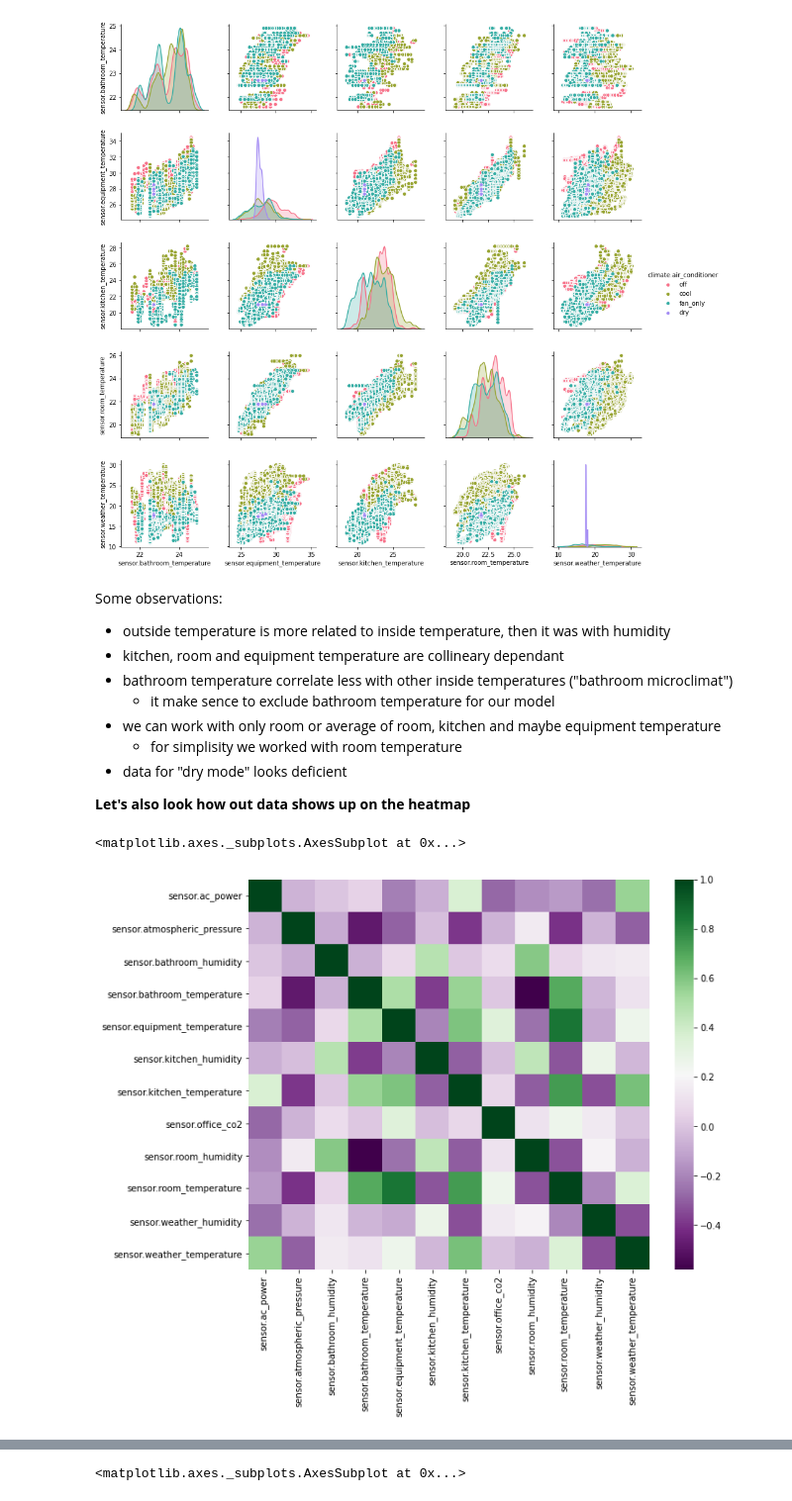
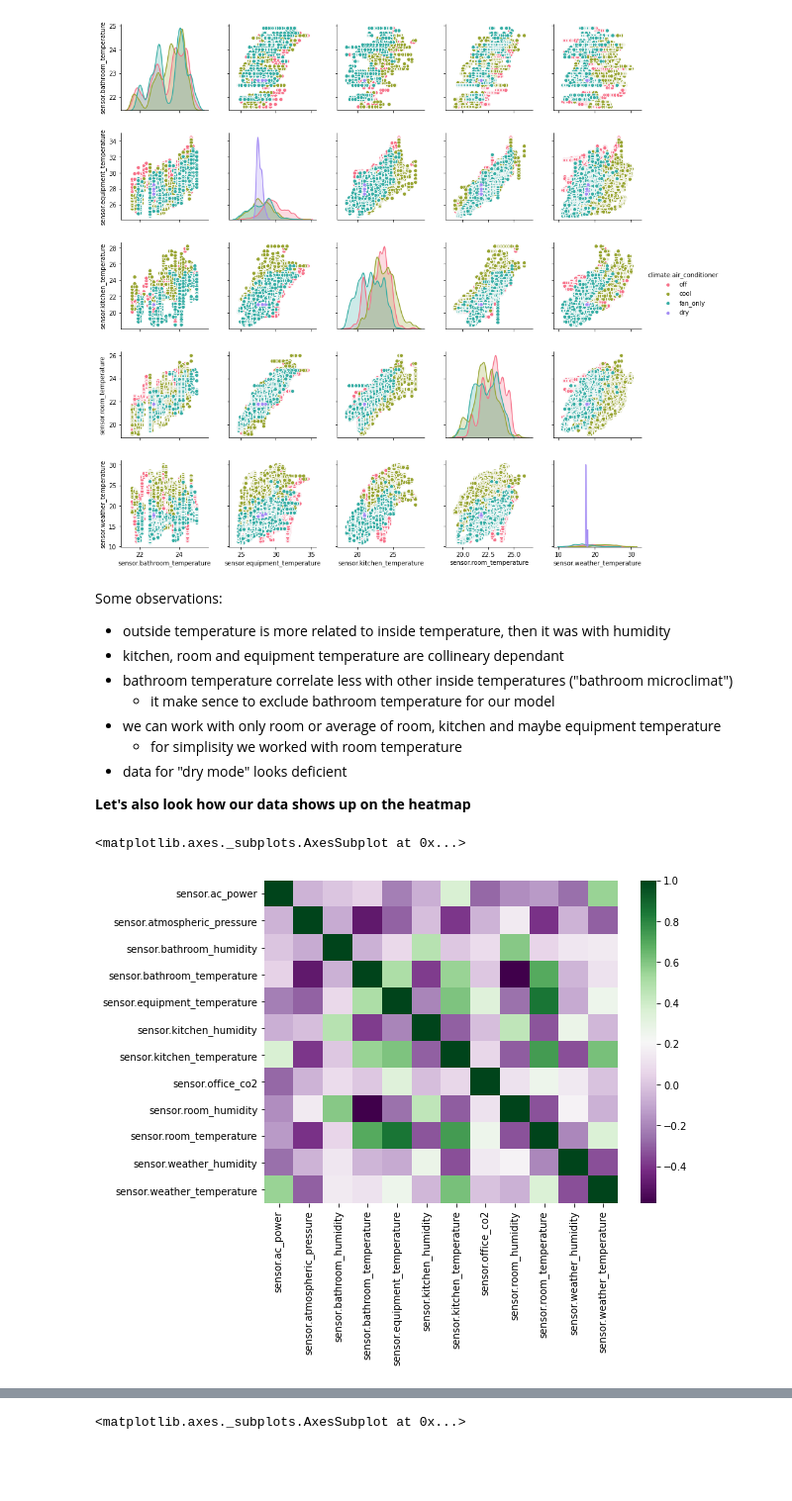
Before and after one commit to asyaparfenova/air_condidioner_effectiveness_cost_carbon_footprint, a Jupyter notebook: EDA.ipynb, the cells around one changed output, grey strips where cells are left out. Shown at 99% size. Cells and saved outputs as stored; diff of their text form; code cells hidden in the pictures; blank space fills up the shorter version.

```diff
--- a/EDA.ipynb
+++ b/EDA.ipynb
@@ -115,10 +115,10 @@ Some observations:
     - for simplisity we worked with room temperature
 - data for "dry mode" looks deficient
 
-**Let's also look how out data shows up on the heatmap**
+**Let's also look how our data shows up on the heatmap**
 # %%
-plt.rcParams['figure.figsize'] = (10,8)
+plt.rcParams['figure.figsize'] = (8, 6)
 sns.heatmap(df.corr(), cmap="PRGn")
 # %% [output]
 <matplotlib.axes._subplots.AxesSubplot at 0x...>
-[figure, old version]
+[figure, new version]
```
Also changed, not shown: parts of 56 cells of this notebook.
